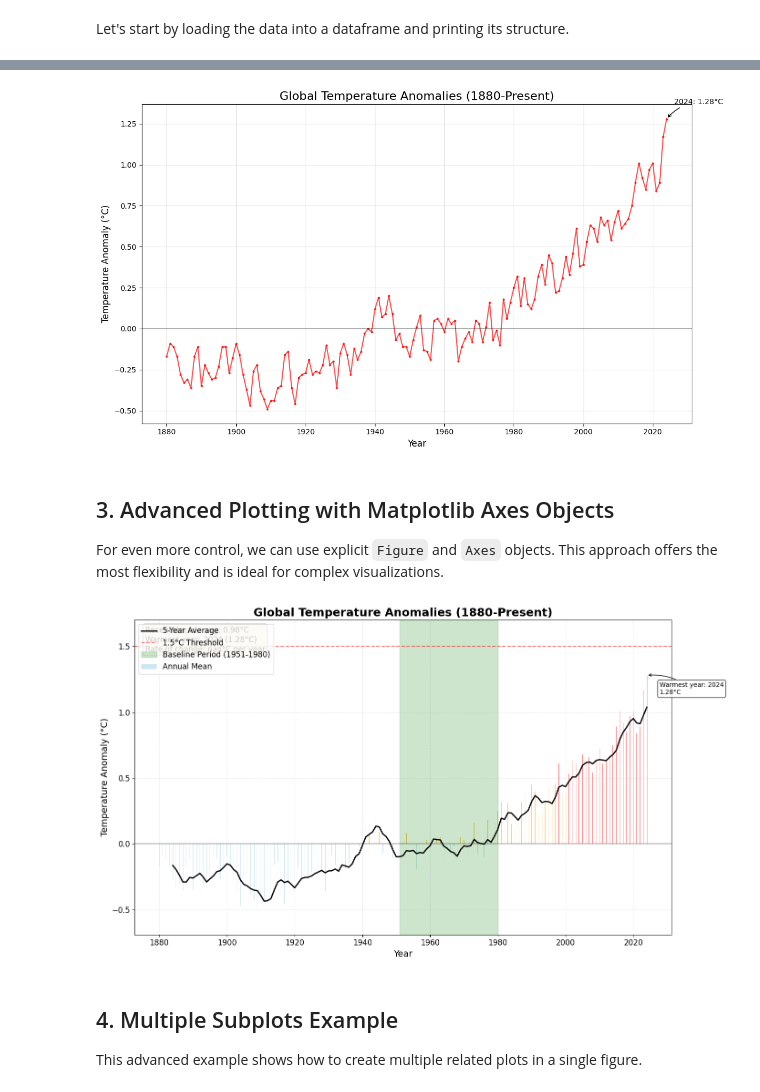
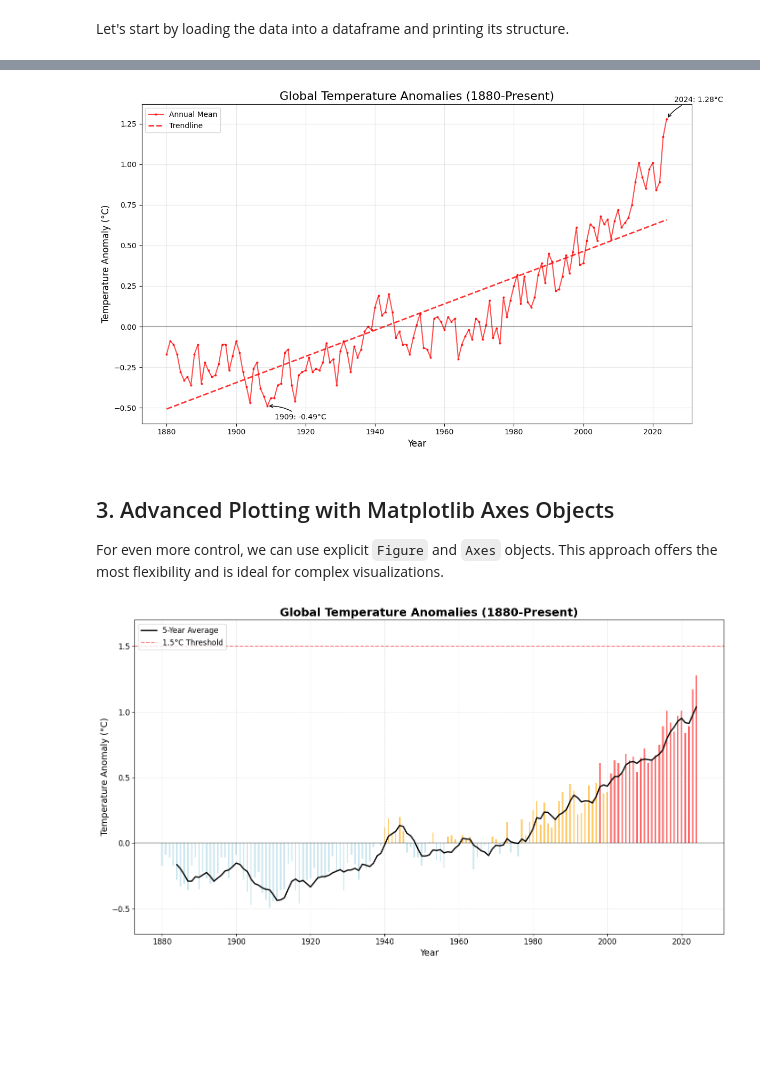
Before and after one commit to benediktbwimmer/viz-lecture, a Jupyter notebook: stage1/temperature.ipynb, the cells around one changed output, grey strips where cells are left out. Cells and saved outputs as stored; diff of their text form; code cells hidden in the pictures; blank space fills up the shorter version.

Commit message:
improved temperature notebook

```diff
--- a/stage1/temperature.ipynb
+++ b/stage1/temperature.ipynb
@@ -36,0 +46,3 @@ First 5 rows:
+# %%
+df = df.dropna(subset=['Year', 'Annual_Mean'])
+print("After dropping NaN values, shape:", df.shape)
@@ -54,36 +184,48 @@ Here we create a more customized visualization using the `plt` object.
 # %%
+
 # Create figure with specified size
 plt.figure(figsize=(12, 7))
 
-# Plot the data with custom styling
+# Plot the full data with custom styling
 plt.plot(df['Year'], df['Annual_Mean'], color='red', linewidth=1.5, marker='o',
-         markersize=2, alpha=0.7)
+         markersize=2, alpha=0.7, label='Annual Mean')
 
 # Add a reference line at 0°C
 plt.axhline(y=0, color='black', linestyle='-', alpha=0.3)
 
-# Add a trend line (using numpy's polyfit)
-z = np.polyfit(df.index, df['Annual_Mean'], 1)
+# Create cleaned DataFrame for trendline only
+years_numeric = df['Year'].dt.year.astype(float)
+annual_mean_numeric = df['Annual_Mean'].astype(float)
+
+# Add a trend line (using numpy's polyfit) with cleaned data
+z = np.polyfit(years_numeric, annual_mean_numeric, 1)
 p = np.poly1d(z)
-plt.plot(df['Year'], p(df.index), "b--", linewidth=1, alpha=0.8)
+plt.plot(df['Year'], p(years_numeric), "--", color='red', linewidth=2, alpha=0.8, label='Trendline')
 
 # Customize the plot
 plt.title('Global Temperature Anomalies (1880-Present)', fontsize=16)
 plt.xlabel('Year', fontsize=12)
 plt.ylabel('Temperature Anomaly (°C)', fontsize=12)
 plt.grid(True, alpha=0.3)
+plt.legend()
 
-# Add annotations for key years
-recent_year = df.iloc[-2]
-plt.annotate(f"{recent_year['Year'].year}: {recent_year['Annual_Mean']:.2f}°C",
-             xy=(recent_year['Year'], recent_year['Annual_Mean']),
-             xytext=(10, 20), textcoords='offset points',
+warmest_year = df.loc[df['Annual_Mean'].idxmax()]
+plt.annotate(f"{warmest_year['Year'].year}: {warmest_year['Annual_Mean']:.2f}°C",
+             xy=(warmest_year['Year'], warmest_year['Annual_Mean']),
+             xytext=(10, 23), textcoords='offset points',
              arrowprops=dict(arrowstyle='->', connectionstyle='arc3,rad=.2'))
+
+coldest_year = df.loc[df['Annual_Mean'].idxmin()]
+plt.annotate(f"{coldest_year['Year'].year}: {coldest_year['Annual_Mean']:.2f}°C",
+             xy=(coldest_year['Year'], coldest_year['Annual_Mean']),
+             xytext=(10, -18), textcoords='offset points',
+             arrowprops=dict(arrowstyle='->', connectionstyle='arc3,rad=.2'))
+
 
 plt.tight_layout()
 plt.show()
 # %% [output]
-[figure, old version]
+[figure, new version]
 # %% [markdown]
 ## 3. Advanced Plotting with Matplotlib Axes Objects
 
@@ -107,67 +249,36 @@ colors = [temp_to_color(temp) for temp in df['Annual_Mean']]
 # Calculate 5-year rolling average
 df['Five_Year_Avg'] = df['Annual_Mean'].rolling(window=5).mean()
 
-# Calculate temperature bands
-df_recent = df[df['Year'].dt.year >= 1951]
-baseline_period = df[(df['Year'].dt.year >= 1951) & (df['Year'].dt.year <= 1980)]['Annual_Mean'].mean()
-
 # Create Figure and Axes objects
 fig, ax = plt.subplots(figsize=(14, 8))
 
 # Main temperature anomaly plot
-ax.bar(df['Year'], df['Annual_Mean'], color=colors, width=100, alpha=0.6, label='Annual Mean')
+ax.bar(df['Year'], df['Annual_Mean'], color=colors, width=150, alpha=0.6)
 ax.plot(df['Year'], df['Five_Year_Avg'], color='black', linewidth=2, label='5-Year Average')
 
 # Add reference lines
 ax.axhline(y=0, color='black', linestyle='-', alpha=0.3)
 ax.axhline(y=1.5, color='red', linestyle='--', alpha=0.5, label='1.5°C Threshold')
-
-# Shade the 1951-1980 baseline period
-baseline_start = pd.to_datetime('1951', format='%Y')
-baseline_end = pd.to_datetime('1980', format='%Y')
-ax.axvspan(baseline_start, baseline_end, alpha=0.2, color='green', label='Baseline Period (1951-1980)')
 
 # Customize the plot with more advanced options
 ax.set_title('Global Temperature Anomalies (1880-Present)', fontsize=18, fontweight='bold')
 ax.set_xlabel('Year', fontsize=14)
 ax.set_ylabel('Temperature Anomaly (°C)', fontsize=14)
 ax.grid(True, alpha=0.3, linestyle='--')
 
 # Customize tick labels
 ax.tick_params(axis='both', which='major', labelsize=12)
 
 # Add a legend
 ax.legend(loc='upper left', fontsize=12)
 
-# Add annotations
-warmest_year = df.loc[df['Annual_Mean'].idxmax()]
-ax.annotate(f"Warmest year: {warmest_year['Year'].year}\n{warmest_year['Annual_Mean']:.2f}°C",
-            xy=(warmest_year['Year'], warmest_year['Annual_Mean']),
-            xytext=(20, -30), textcoords='offset points',
-            bbox=dict(boxstyle="round,pad=0.3", fc="white", ec="black", alpha=0.8),
-            arrowprops=dict(arrowstyle='->', connectionstyle='arc3,rad=.2'))
-
-# Add a text box with statistics
-recent_decade = df[df['Year'].dt.year >= df['Year'].dt.year.max() - 10]
-stats_text = f"Recent decade avg: {recent_decade['Annual_Mean'].mean():.2f}°C\n"
-stats_text += f"Warmest year: {warmest_year['Year'].year} ({warmest_year['Annual_Mean']:.2f}°C)\n"
-stats_text += f"Rate of change: {z[0]:.4f}°C per year"
-
-props = dict(boxstyle='round', facecolor='wheat', alpha=0.5)
-ax.text(0.02, 0.98, stats_text, transform=ax.transAxes, fontsize=12,
-        verticalalignment='top', bbox=props)
-
 # Set y-axis limits with some padding
 y_min = df['Annual_Mean'].min() - 0.2
 y_max = max(df['Annual_Mean'].max() + 0.2, 1.7)  # Ensure the 1.5°C line is visible
 ax.set_ylim(y_min, y_max)
 
 # Adjust layout and display the plot
 plt.tight_layout()
 plt.show()
 # %% [output]
-[figure, old version]
+[figure, new version]
-# %% [markdown]
-## 4. Multiple Subplots Example
-
-This advanced example shows how to create multiple related plots in a single figure.
```
Also changed, not shown: parts of 17 cells of this notebook, 3 other files.
